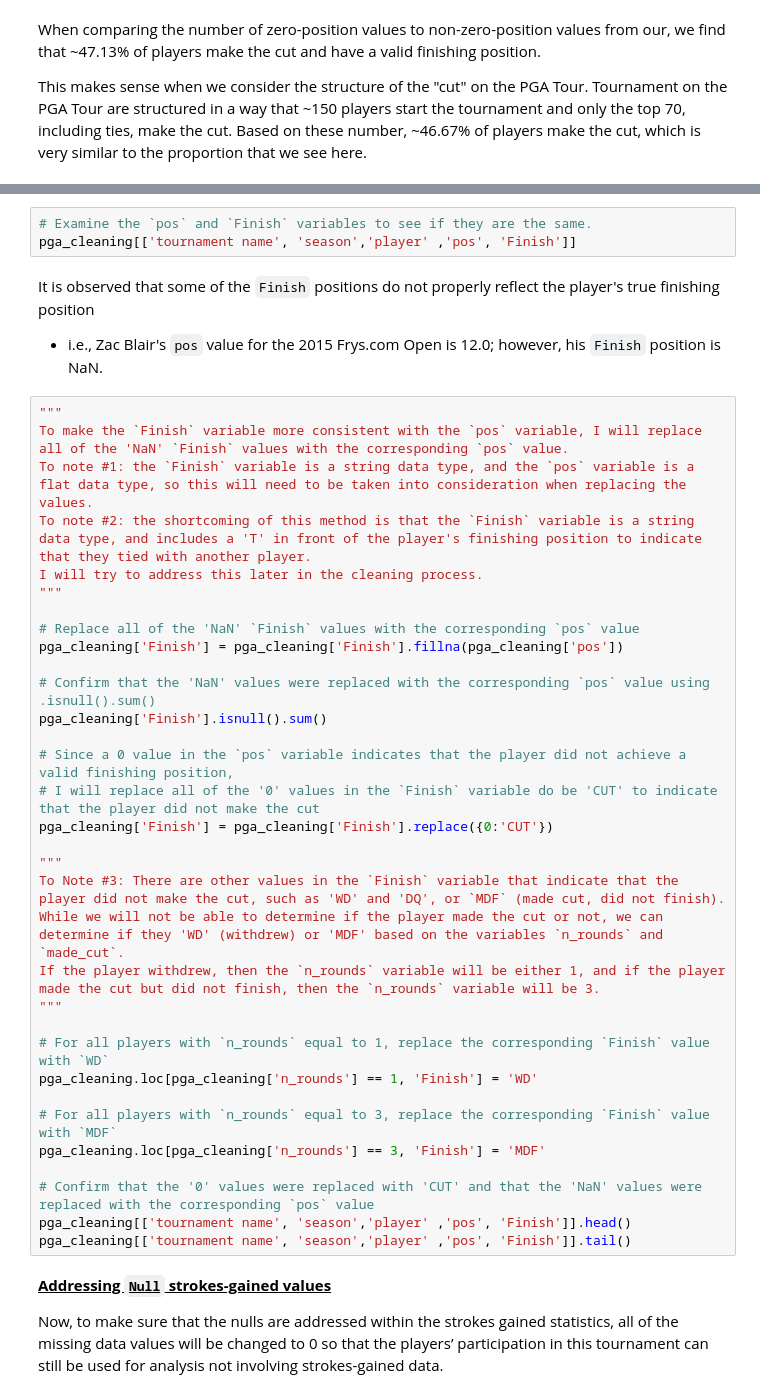
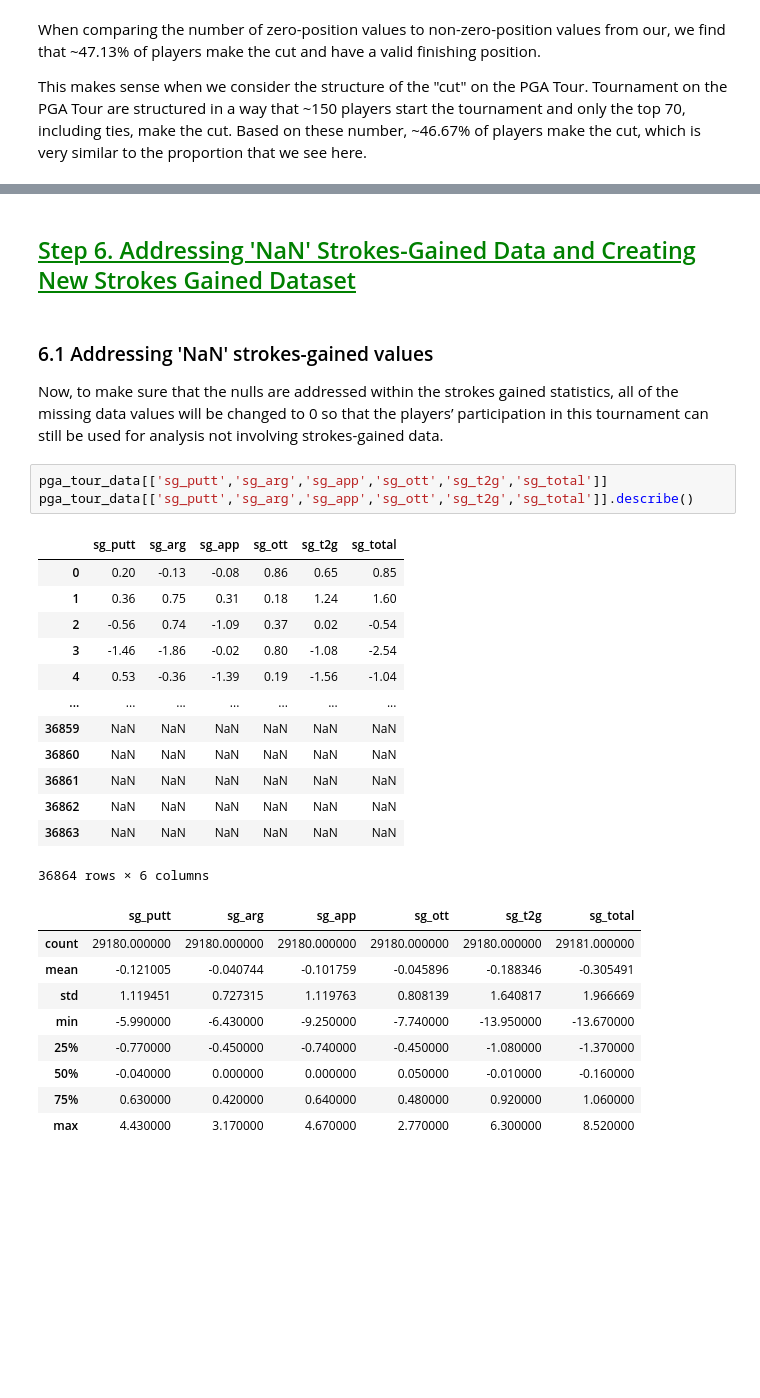
Before and after one commit to stefanjenss/Projects, a Jupyter notebook: PGA Tour Exploratory Data Analysis/PGA_Tour_EDA--1_Data_Cleaning_Phase.ipynb, the cells around one changed output, grey strips where cells are left out. Saved outputs shown, nothing was run; the diff lists cells and outputs as text; blank space fills up the shorter version.

```diff
--- a/PGA Tour Exploratory Data Analysis/PGA_Tour_EDA--1_Data_Cleaning_Phase.ipynb
+++ b/PGA Tour Exploratory Data Analysis/PGA_Tour_EDA--1_Data_Cleaning_Phase.ipynb
@@ -299,46 +476,35 @@ This makes sense when we consider the structure of the "cut" on the PGA Tour. To
-# %%
-# Examine the `pos` and `Finish` variables to see if they are the same.
-pga_cleaning[['tournament name', 'season','player' ,'pos', 'Finish']]
-# %% [markdown]
-It is observed that some of the `Finish` positions do not properly reflect the player's true finishing position
-- i.e., Zac Blair's `pos` value for the 2015 Frys.com Open is 12.0; however, his `Finish` position is NaN.
-# %%
-"""
-To make the `Finish` variable more consistent with the `pos` variable, I will replace all of the 'NaN' `Finish` values with the corresponding `pos` value.
-To note #1: the `Finish` variable is a string data type, and the `pos` variable is a flat data type, so this will need to be taken into consideration when replacing the values.
-To note #2: the shortcoming of this method is that the `Finish` variable is a string data type, and includes a 'T' in front of the player's finishing position to indicate that they tied with another player.
-I will try to address this later in the cleaning process.
-"""
-
-# Replace all of the 'NaN' `Finish` values with the corresponding `pos` value
-pga_cleaning['Finish'] = pga_cleaning['Finish'].fillna(pga_cleaning['pos'])
-
-# Confirm that the 'NaN' values were replaced with the corresponding `pos` value using .isnull().sum()
-pga_cleaning['Finish'].isnull().sum()
-
-# Since a 0 value in the `pos` variable indicates that the player did not achieve a valid finishing position,
-# I will replace all of the '0' values in the `Finish` variable do be 'CUT' to indicate that the player did not make the cut
-pga_cleaning['Finish'] = pga_cleaning['Finish'].replace({0:'CUT'})
-
-"""
-To Note #3: There are other values in the `Finish` variable that indicate that the player did not make the cut, such as 'WD' and 'DQ', or `MDF` (made cut, did not finish).
-While we will not be able to determine if the player made the cut or not, we can determine if they 'WD' (withdrew) or 'MDF' based on the variables `n_rounds` and `made_cut`.
-If the player withdrew, then the `n_rounds` variable will be either 1, and if the player made the cut but did not finish, then the `n_rounds` variable will be 3.
-"""
-
-# For all players with `n_rounds` equal to 1, replace the corresponding `Finish` value with `WD`
-pga_cleaning.loc[pga_cleaning['n_rounds'] == 1, 'Finish'] = 'WD'
-
-# For all players with `n_rounds` equal to 3, replace the corresponding `Finish` value with `MDF`
-pga_cleaning.loc[pga_cleaning['n_rounds'] == 3, 'Finish'] = 'MDF'
-
-# Confirm that the '0' values were replaced with 'CUT' and that the 'NaN' values were replaced with the corresponding `pos` value
-pga_cleaning[['tournament name', 'season','player' ,'pos', 'Finish']].head()
-pga_cleaning[['tournament name', 'season','player' ,'pos', 'Finish']].tail()
+# %% [markdown]
+## <font color = 'green'><u>Step 6. Addressing 'NaN' Strokes-Gained Data and Creating New Strokes Gained Dataset</u></font>
 # %% [markdown]
-<u>**Addressing `Null` strokes-gained values**</u>
+### 6.1 Addressing 'NaN' strokes-gained values
 
 Now, to make sure that the nulls are addressed within the strokes gained statistics, all of the missing data values will be changed to 0 so that the players’ participation in this tournament can still be used for analysis not involving strokes-gained data.
+# %%
+pga_tour_data[['sg_putt','sg_arg','sg_app','sg_ott','sg_t2g','sg_total']]
+pga_tour_data[['sg_putt','sg_arg','sg_app','sg_ott','sg_t2g','sg_total']].describe()
+# %% [output]
+|  | sg_putt | sg_arg | sg_app | sg_ott | sg_t2g | sg_total |
+| 0 | 0.20 | -0.13 | -0.08 | 0.86 | 0.65 | 0.85 |
+| 1 | 0.36 | 0.75 | 0.31 | 0.18 | 1.24 | 1.60 |
+| 2 | -0.56 | 0.74 | -1.09 | 0.37 | 0.02 | -0.54 |
+| 3 | -1.46 | -1.86 | -0.02 | 0.80 | -1.08 | -2.54 |
+| 4 | 0.53 | -0.36 | -1.39 | 0.19 | -1.56 | -1.04 |
+| ... | ... | ... | ... | ... | ... | ... |
+| 36859 | NaN | NaN | NaN | NaN | NaN | NaN |
+| 36860 | NaN | NaN | NaN | NaN | NaN | NaN |
+| 36861 | NaN | NaN | NaN | NaN | NaN | NaN |
+| 36862 | NaN | NaN | NaN | NaN | NaN | NaN |
+| 36863 | NaN | NaN | NaN | NaN | NaN | NaN |
+36864 rows × 6 columns
+|  | sg_putt | sg_arg | sg_app | sg_ott | sg_t2g | sg_total |
+| count | 29180.000000 | 29180.000000 | 29180.000000 | 29180.000000 | 29180.000000 | 29181.000000 |
+| mean | -0.121005 | -0.040744 | -0.101759 | -0.045896 | -0.188346 | -0.305491 |
+| std | 1.119451 | 0.727315 | 1.119763 | 0.808139 | 1.640817 | 1.966669 |
+| min | -5.990000 | -6.430000 | -9.250000 | -7.740000 | -13.950000 | -13.670000 |
+| 25% | -0.770000 | -0.450000 | -0.740000 | -0.450000 | -1.080000 | -1.370000 |
+| 50% | -0.040000 | 0.000000 | 0.000000 | 0.050000 | -0.010000 | -0.160000 |
+| 75% | 0.630000 | 0.420000 | 0.640000 | 0.480000 | 0.920000 | 1.060000 |
+| max | 4.430000 | 3.170000 | 4.670000 | 2.770000 | 6.300000 | 8.520000 |
 # %%
 # Before addressing the `Null` values in the strokes-gained variable, create a copy of the pga_cleaning data to be used for the creation
 # of the strokes-gained dataframe.
```
Also changed, not shown: parts of 142 cells of this notebook, 3 other files.
